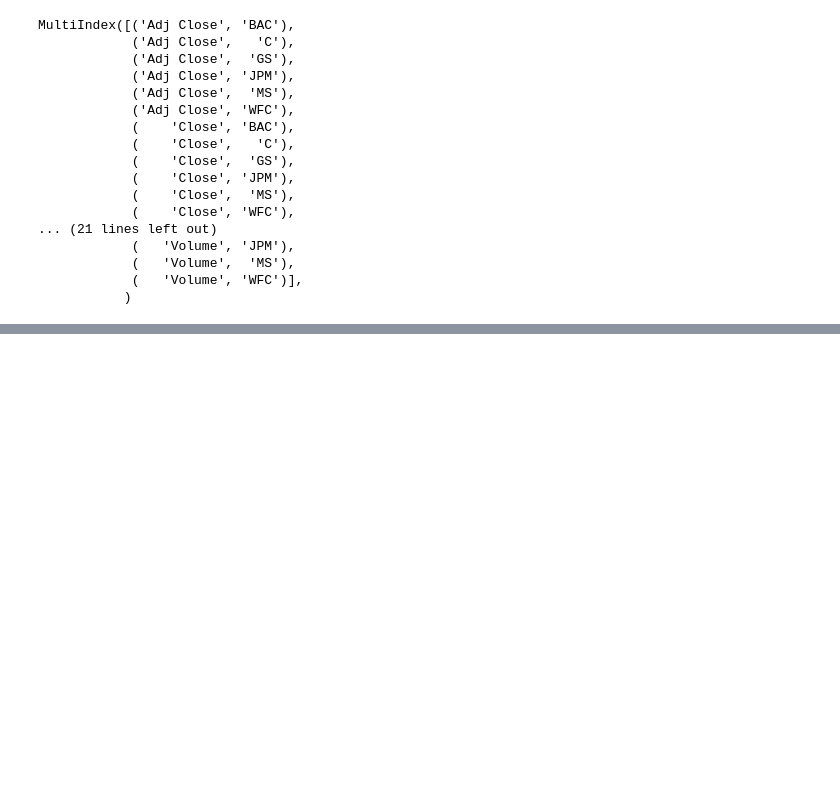
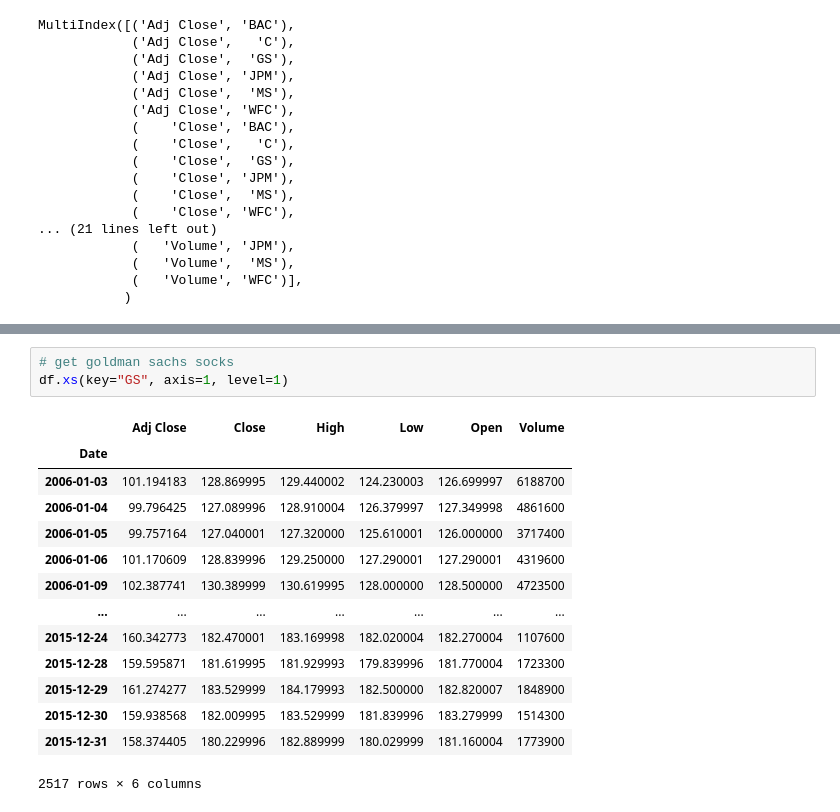
Before and after one commit to MeetPatel89/stocks_analysis, a Jupyter notebook: notebook.ipynb, the cells around one changed output, grey strips where cells are left out. Drawn from its saved outputs; the diff is of its cells as text; blank space fills up the shorter version.

```diff
--- a/notebook.ipynb
+++ b/notebook.ipynb
@@ -70,0 +107,18 @@ MultiIndex([('Adj Close', 'BAC'),
+# %%
+# get goldman sachs socks
+df.xs(key="GS", axis=1, level=1)
+# %% [output]
+|  | Adj Close | Close | High | Low | Open | Volume |
+| Date |  |  |  |  |  |  |
+| 2006-01-03 | 101.194183 | 128.869995 | 129.440002 | 124.230003 | 126.699997 | 6188700 |
+| 2006-01-04 | 99.796425 | 127.089996 | 128.910004 | 126.379997 | 127.349998 | 4861600 |
+| 2006-01-05 | 99.757164 | 127.040001 | 127.320000 | 125.610001 | 126.000000 | 3717400 |
+| 2006-01-06 | 101.170609 | 128.839996 | 129.250000 | 127.290001 | 127.290001 | 4319600 |
+| 2006-01-09 | 102.387741 | 130.389999 | 130.619995 | 128.000000 | 128.500000 | 4723500 |
+| ... | ... | ... | ... | ... | ... | ... |
+| 2015-12-24 | 160.342773 | 182.470001 | 183.169998 | 182.020004 | 182.270004 | 1107600 |
+| 2015-12-28 | 159.595871 | 181.619995 | 181.929993 | 179.839996 | 181.770004 | 1723300 |
+| 2015-12-29 | 161.274277 | 183.529999 | 184.179993 | 182.500000 | 182.820007 | 1848900 |
+| 2015-12-30 | 159.938568 | 182.009995 | 183.529999 | 181.839996 | 183.279999 | 1514300 |
+| 2015-12-31 | 158.374405 | 180.229996 | 182.889999 | 180.029999 | 181.160004 | 1773900 |
+2517 rows × 6 columns
```
Also changed, not shown: parts of 5 cells of this notebook.
